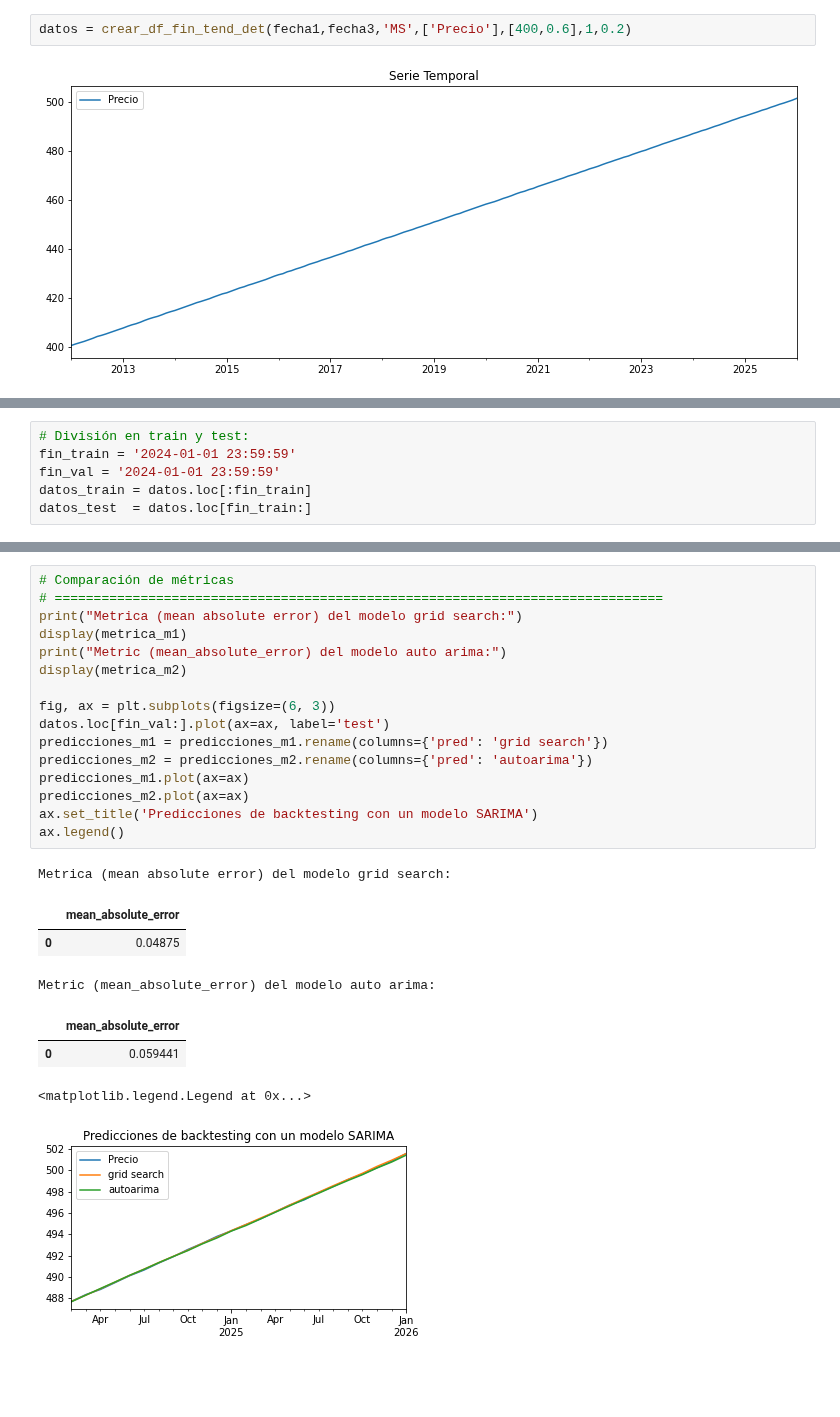
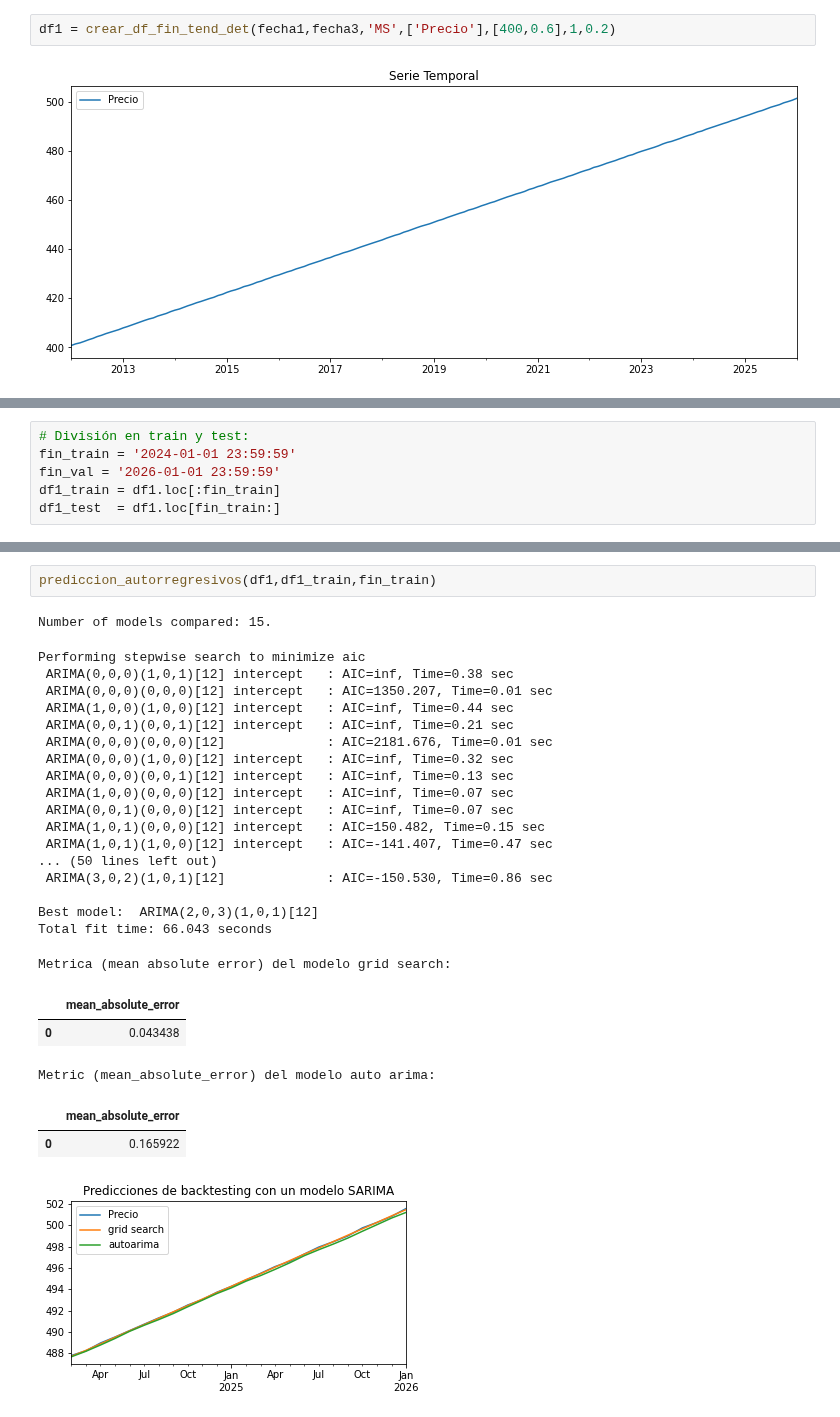
Before and after one commit to davidraamirez/drift-detection_data-augmentation, a Jupyter notebook: validacion/Comprobacion_autorregresivos.ipynb, the cells around one changed output, grey strips where cells are left out. Drawn from its saved outputs; the diff is of its cells as text; blank space fills up the shorter version.

```diff
--- a/validacion/Comprobacion_autorregresivos.ipynb
+++ b/validacion/Comprobacion_autorregresivos.ipynb
@@ -30,6 +142,6 @@ fecha2='1/1/2024'
 # %%
 fecha3='1/1/2026'
 # %%
-datos = crear_df_fin_tend_det(fecha1,fecha3,'MS',['Precio'],[400,0.6],1,0.2)
+df1 = crear_df_fin_tend_det(fecha1,fecha3,'MS',['Precio'],[400,0.6],1,0.2)
 # %% [output]
 [figure]
@@ -45,6 +148,6 @@ display(datos.head())
 # %%
 # División en train y test:
 fin_train = '2024-01-01 23:59:59'
-fin_val = '2024-01-01 23:59:59'
-datos_train = datos.loc[:fin_train]
-datos_test  = datos.loc[fin_train:]
+fin_val = '2026-01-01 23:59:59'
+df1_train = df1.loc[:fin_train]
+df1_test  = df1.loc[fin_train:]
@@ -267,25 +154,28 @@ metrica_m2, predicciones_m2 = backtesting_sarimax(
-# %%
-# Comparación de métricas
-# ==============================================================================
-print("Metrica (mean absolute error) del modelo grid search:")
-display(metrica_m1)
-print("Metric (mean_absolute_error) del modelo auto arima:")
-display(metrica_m2)
-
-fig, ax = plt.subplots(figsize=(6, 3))
-datos.loc[fin_val:].plot(ax=ax, label='test')
-predicciones_m1 = predicciones_m1.rename(columns={'pred': 'grid search'})
-predicciones_m2 = predicciones_m2.rename(columns={'pred': 'autoarima'})
-predicciones_m1.plot(ax=ax)
-predicciones_m2.plot(ax=ax)
-ax.set_title('Predicciones de backtesting con un modelo SARIMA')
-ax.legend()
-# %% [output]
-Metrica (mean absolute error) del modelo grid search:
-|  | mean_absolute_error |
-| 0 | 0.04875 |
-Metric (mean_absolute_error) del modelo auto arima:
-|  | mean_absolute_error |
-| 0 | 0.059441 |
-<matplotlib.legend.Legend at 0x...>
-[figure, removed]
+# %%
+prediccion_autorregresivos(df1,df1_train,fin_train)
+# %% [output]
+Number of models compared: 15.
+Performing stepwise search to minimize aic
+ ARIMA(0,0,0)(1,0,1)[12] intercept   : AIC=inf, Time=0.38 sec
+ ARIMA(0,0,0)(0,0,0)[12] intercept   : AIC=1350.207, Time=0.01 sec
+ ARIMA(1,0,0)(1,0,0)[12] intercept   : AIC=inf, Time=0.44 sec
+ ARIMA(0,0,1)(0,0,1)[12] intercept   : AIC=inf, Time=0.21 sec
+ ARIMA(0,0,0)(0,0,0)[12]             : AIC=2181.676, Time=0.01 sec
+ ARIMA(0,0,0)(1,0,0)[12] intercept   : AIC=inf, Time=0.32 sec
+ ARIMA(0,0,0)(0,0,1)[12] intercept   : AIC=inf, Time=0.13 sec
+ ARIMA(1,0,0)(0,0,0)[12] intercept   : AIC=inf, Time=0.07 sec
+ ARIMA(0,0,1)(0,0,0)[12] intercept   : AIC=inf, Time=0.07 sec
+ ARIMA(1,0,1)(0,0,0)[12] intercept   : AIC=150.482, Time=0.15 sec
+ ARIMA(1,0,1)(1,0,0)[12] intercept   : AIC=-141.407, Time=0.47 sec
+... (50 lines left out)
+ ARIMA(3,0,2)(1,0,1)[12]             : AIC=-150.530, Time=0.86 sec
+
+Best model:  ARIMA(2,0,3)(1,0,1)[12]
+Total fit time: 66.043 seconds
+Metrica (mean absolute error) del modelo grid search:
+|  | mean_absolute_error |
+| 0 | 0.043438 |
+Metric (mean_absolute_error) del modelo auto arima:
+|  | mean_absolute_error |
+| 0 | 0.165922 |
+[figure, added]
```
Also changed, not shown: parts of 27 cells of this notebook.
